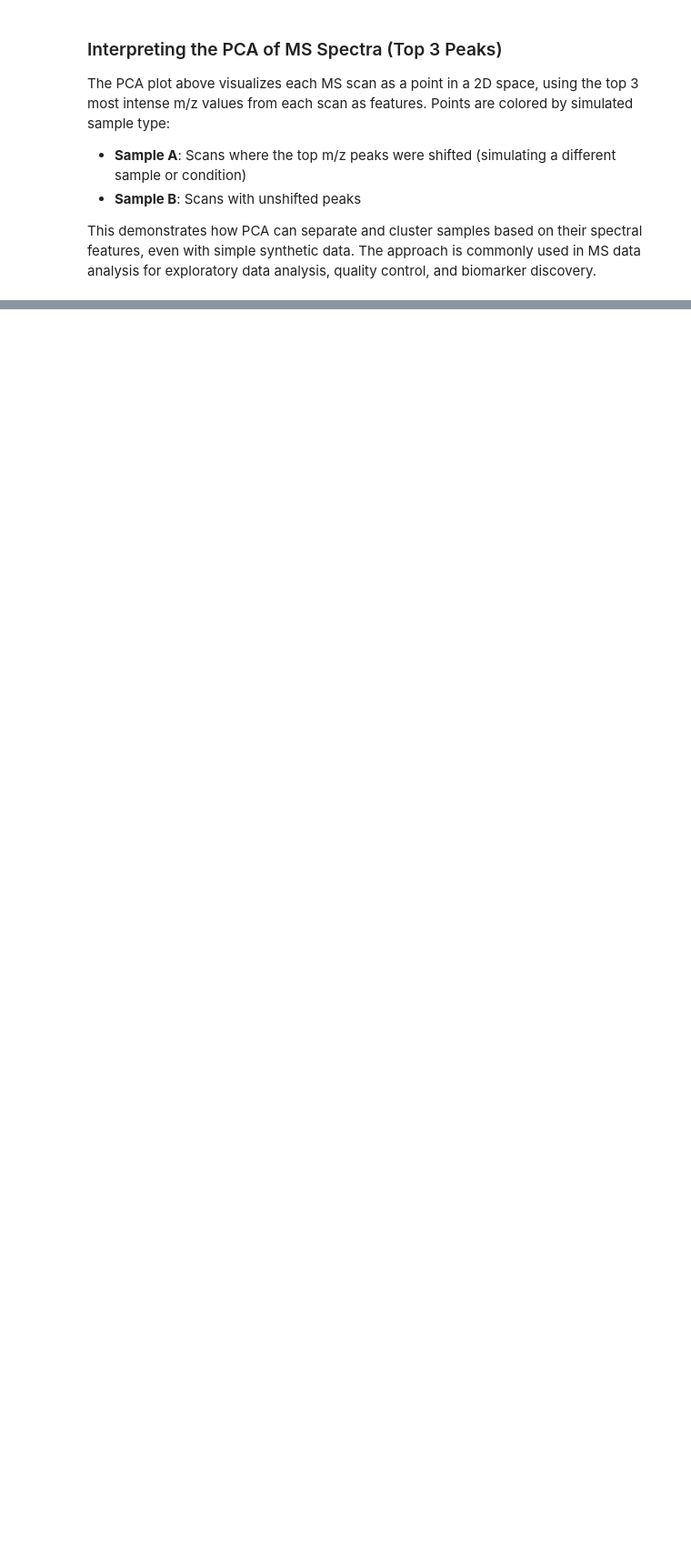
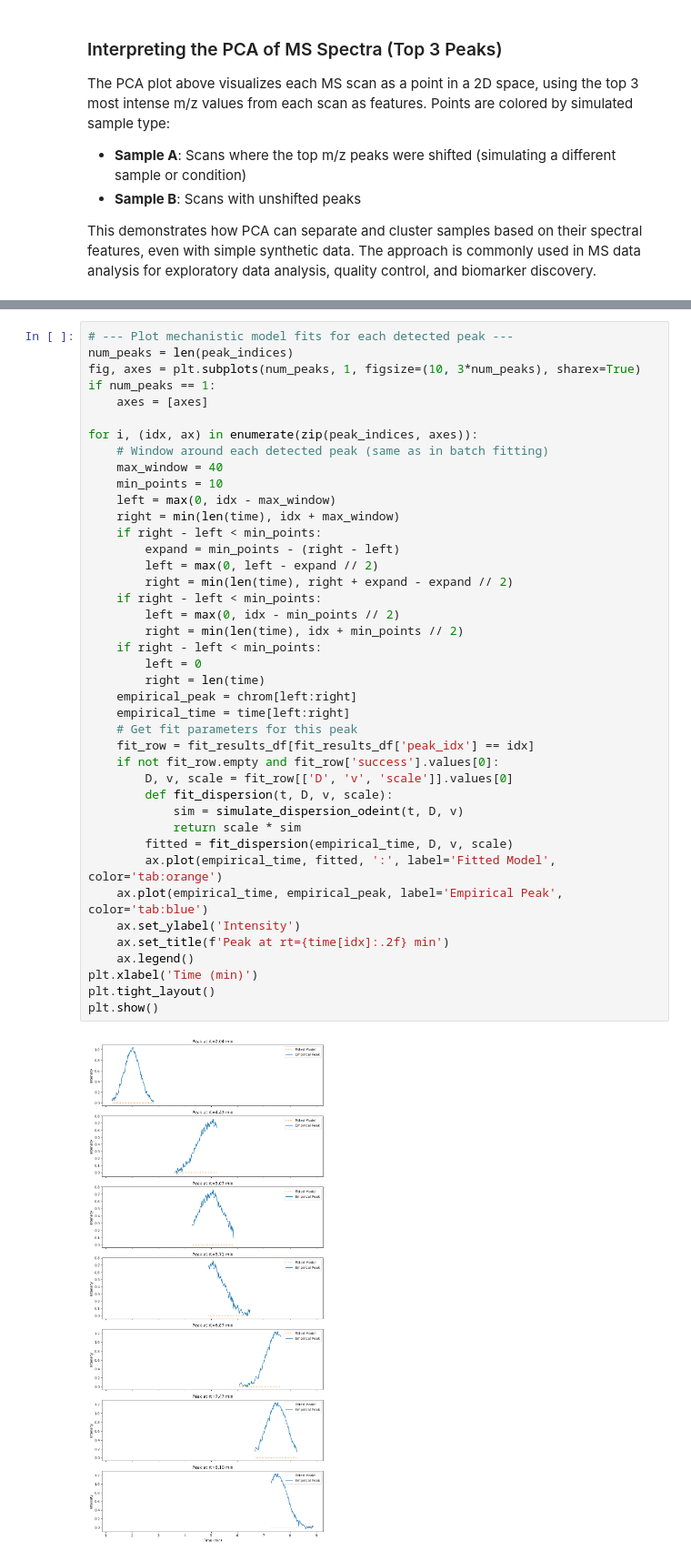
Before and after one commit to justin-mbca/chromatography-ml-pipeline, a Jupyter notebook: notebooks/chromatography_mass_spectrometry_informatics_workflow.ipynb, the cells around one changed output, grey strips where cells are left out. Shown at 91% size. Cells and saved outputs as stored; diff of their text form; blank space fills up the shorter version.

```diff
--- a/notebooks/chromatography_mass_spectrometry_informatics_workflow.ipynb
+++ b/notebooks/chromatography_mass_spectrometry_informatics_workflow.ipynb
@@ -208,0 +499,43 @@ This demonstrates how PCA can separate and cluster samples based on their spectr
+# %%
+# --- Plot mechanistic model fits for each detected peak ---
+num_peaks = len(peak_indices)
+fig, axes = plt.subplots(num_peaks, 1, figsize=(10, 3*num_peaks), sharex=True)
+if num_peaks == 1:
+    axes = [axes]
+
+for i, (idx, ax) in enumerate(zip(peak_indices, axes)):
+    # Window around each detected peak (same as in batch fitting)
+    max_window = 40
+    min_points = 10
+    left = max(0, idx - max_window)
+    right = min(len(time), idx + max_window)
+    if right - left < min_points:
+        expand = min_points - (right - left)
+        left = max(0, left - expand // 2)
+        right = min(len(time), right + expand - expand // 2)
+    if right - left < min_points:
+        left = max(0, idx - min_points // 2)
+        right = min(len(time), idx + min_points // 2)
+    if right - left < min_points:
+        left = 0
+        right = len(time)
+    empirical_peak = chrom[left:right]
+    empirical_time = time[left:right]
+    # Get fit parameters for this peak
+    fit_row = fit_results_df[fit_results_df['peak_idx'] == idx]
+    if not fit_row.empty and fit_row['success'].values[0]:
+        D, v, scale = fit_row[['D', 'v', 'scale']].values[0]
+        def fit_dispersion(t, D, v, scale):
+            sim = simulate_dispersion_odeint(t, D, v)
+            return scale * sim
+        fitted = fit_dispersion(empirical_time, D, v, scale)
+        ax.plot(empirical_time, fitted, ':', label='Fitted Model', color='tab:orange')
+    ax.plot(empirical_time, empirical_peak, label='Empirical Peak', color='tab:blue')
+    ax.set_ylabel('Intensity')
+    ax.set_title(f'Peak at rt={time[idx]:.2f} min')
+    ax.legend()
+plt.xlabel('Time (min)')
+plt.tight_layout()
+plt.show()
+# %% [output]
+[figure, added]
```
Also changed, not shown: parts of 8 cells of this notebook, 4 other files.
